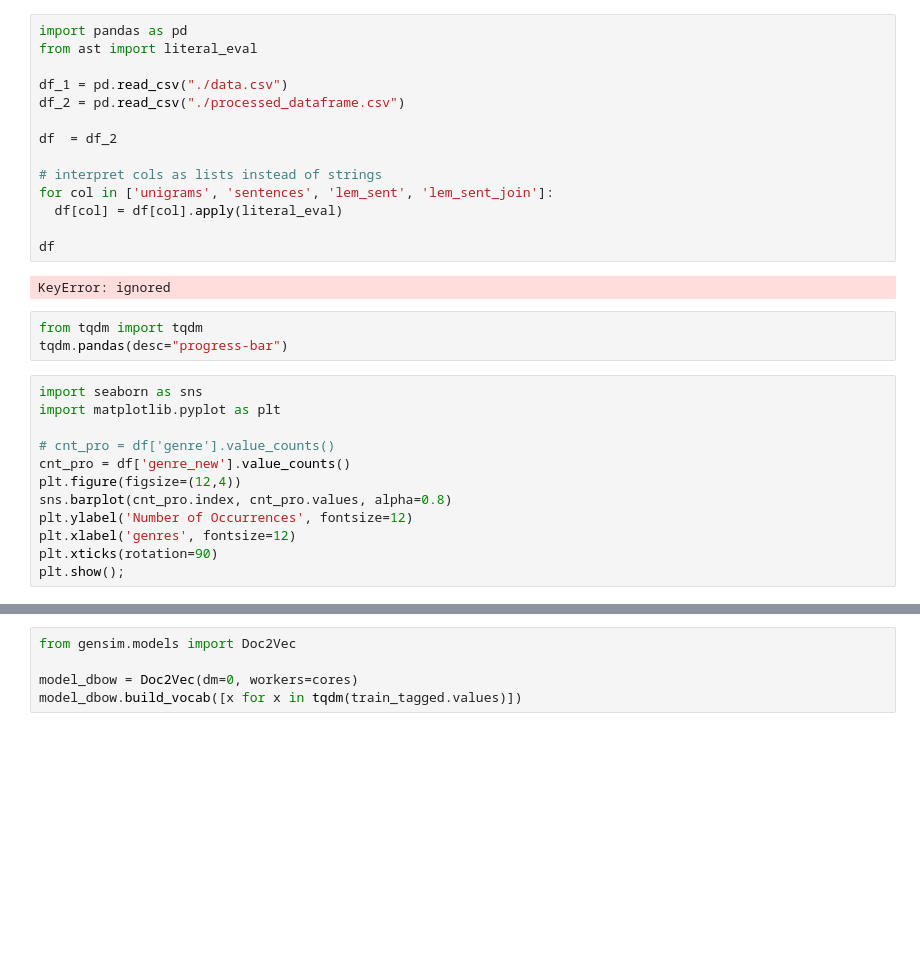
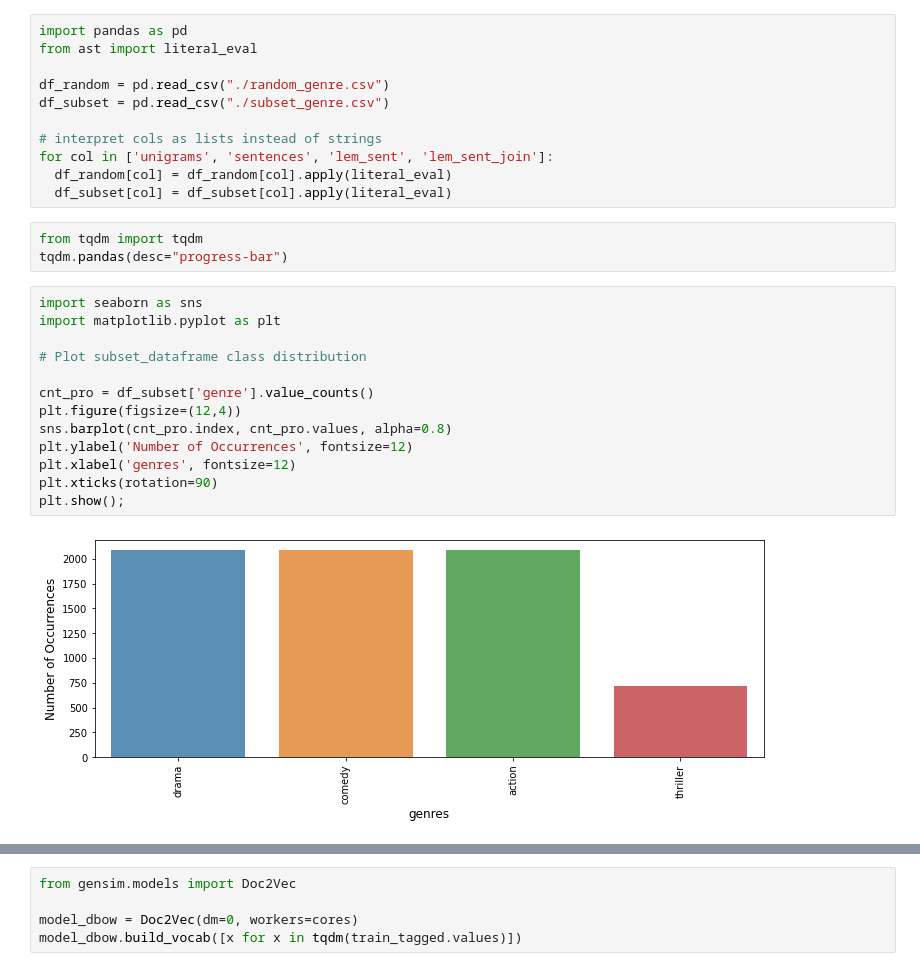
Before and after one commit to CIT-NLP/NLP-final-project, a Jupyter notebook: LogRegwithSMOTE.ipynb, the cells around one changed output, grey strips where cells are left out. Drawn from its saved outputs; the diff is of its cells as text; blank space fills up the shorter version.

```diff
--- a/LogRegwithSMOTE.ipynb
+++ b/LogRegwithSMOTE.ipynb
@@ -14,30 +14,28 @@ To: /content/processed_dataframe.csv
 import pandas as pd
 from ast import literal_eval
 
-df_1 = pd.read_csv("./data.csv")
-df_2 = pd.read_csv("./processed_dataframe.csv")
-
-df  = df_2
+df_random = pd.read_csv("./random_genre.csv")
+df_subset = pd.read_csv("./subset_genre.csv")
 
 # interpret cols as lists instead of strings
 for col in ['unigrams', 'sentences', 'lem_sent', 'lem_sent_join']:
-  df[col] = df[col].apply(literal_eval)
-
-df
+  df_random[col] = df_random[col].apply(literal_eval)
+  df_subset[col] = df_subset[col].apply(literal_eval)
-# %% [output]
-KeyError: ignored
 # %%
 from tqdm import tqdm
 tqdm.pandas(desc="progress-bar")
 # %%
 import seaborn as sns
 import matplotlib.pyplot as plt
 
-# cnt_pro = df['genre'].value_counts()
-cnt_pro = df['genre_new'].value_counts()
+# Plot subset_dataframe class distribution
+
+cnt_pro = df_subset['genre'].value_counts()
 plt.figure(figsize=(12,4))
 sns.barplot(cnt_pro.index, cnt_pro.values, alpha=0.8)
 plt.ylabel('Number of Occurrences', fontsize=12)
 plt.xlabel('genres', fontsize=12)
 plt.xticks(rotation=90)
 plt.show();
+# %% [output]
+[figure, added]
```
Also changed, not shown: parts of 23 cells of this notebook.
